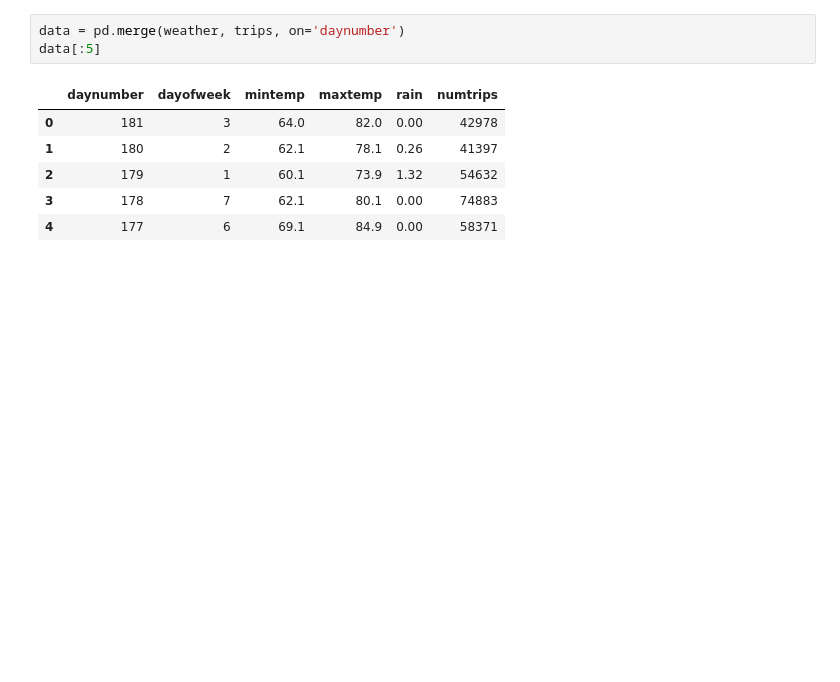
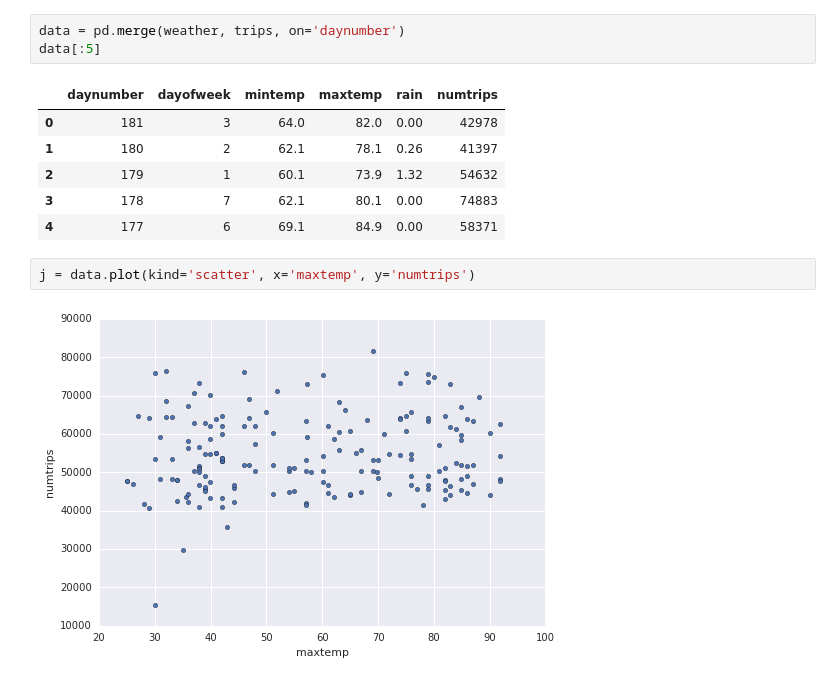
Before and after one commit to tankbell/googlecompute, a Jupyter notebook: Untitled Notebook.ipynb, the cells around one changed output. Drawn from its saved outputs; the diff is of its cells as text; blank space fills up the shorter version.

```diff
--- a/Untitled Notebook.ipynb
+++ b/Untitled Notebook.ipynb
@@ -77,3 +77,7 @@ data[:5]
 | 2 | 179 | 1 | 60.1 | 73.9 | 1.32 | 54632 |
 | 3 | 178 | 7 | 62.1 | 80.1 | 0.00 | 74883 |
 | 4 | 177 | 6 | 69.1 | 84.9 | 0.00 | 58371 |
+# %%
+j = data.plot(kind='scatter', x='maxtemp', y='numtrips')
+# %% [output]
+[figure, added]
```
Also changed, not shown: parts of 1 cell of this notebook.
